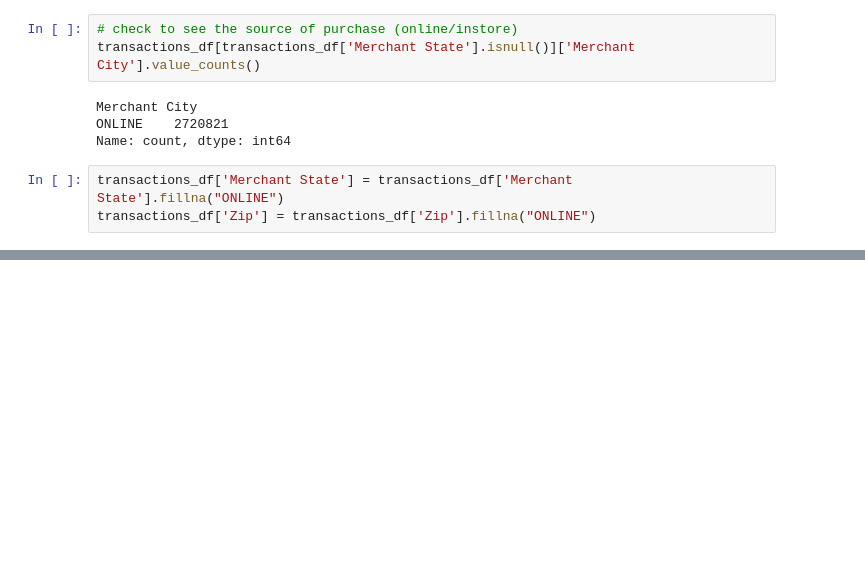
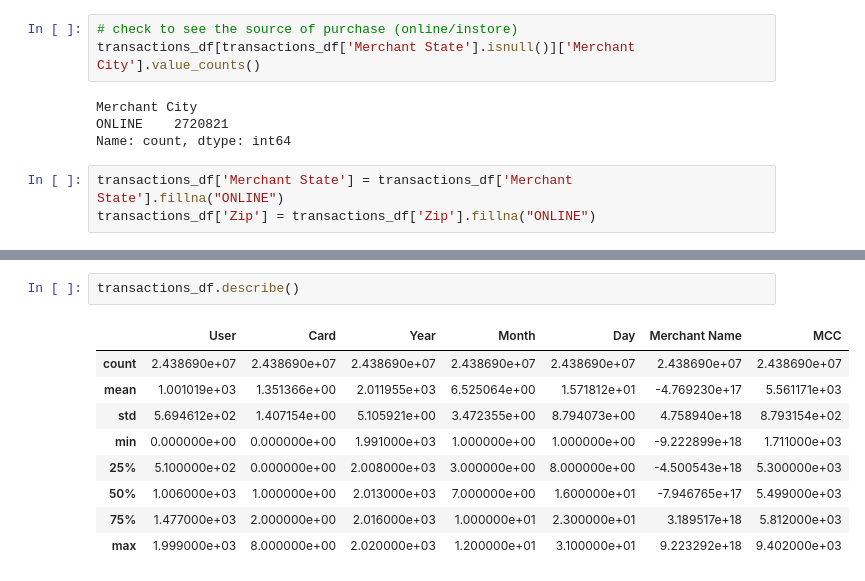
Before and after one commit to Rodney864/Datamining, a Jupyter notebook: FinancialData.ipynb/FinancialData.ipynb, the cells around one changed output, grey strips where cells are left out. Saved outputs shown, nothing was run; the diff lists cells and outputs as text; blank space fills up the shorter version.

```diff
--- a/FinancialData.ipynb/FinancialData.ipynb
+++ b/FinancialData.ipynb/FinancialData.ipynb
@@ -146,0 +170,12 @@ NameError: name 'transactions_df' is not defined
+# %%
+transactions_df.describe()
+# %% [output]
+|  | User | Card | Year | Month | Day | Merchant Name | MCC |
+| count | 2.438690e+07 | 2.438690e+07 | 2.438690e+07 | 2.438690e+07 | 2.438690e+07 | 2.438690e+07 | 2.438690e+07 |
+| mean | 1.001019e+03 | 1.351366e+00 | 2.011955e+03 | 6.525064e+00 | 1.571812e+01 | -4.769230e+17 | 5.561171e+03 |
+| std | 5.694612e+02 | 1.407154e+00 | 5.105921e+00 | 3.472355e+00 | 8.794073e+00 | 4.758940e+18 | 8.793154e+02 |
+| min | 0.000000e+00 | 0.000000e+00 | 1.991000e+03 | 1.000000e+00 | 1.000000e+00 | -9.222899e+18 | 1.711000e+03 |
+| 25% | 5.100000e+02 | 0.000000e+00 | 2.008000e+03 | 3.000000e+00 | 8.000000e+00 | -4.500543e+18 | 5.300000e+03 |
+| 50% | 1.006000e+03 | 1.000000e+00 | 2.013000e+03 | 7.000000e+00 | 1.600000e+01 | -7.946765e+17 | 5.499000e+03 |
+| 75% | 1.477000e+03 | 2.000000e+00 | 2.016000e+03 | 1.000000e+01 | 2.300000e+01 | 3.189517e+18 | 5.812000e+03 |
+| max | 1.999000e+03 | 8.000000e+00 | 2.020000e+03 | 1.200000e+01 | 3.100000e+01 | 9.223292e+18 | 9.402000e+03 |
```
Also changed, not shown: parts of 6 cells of this notebook.
